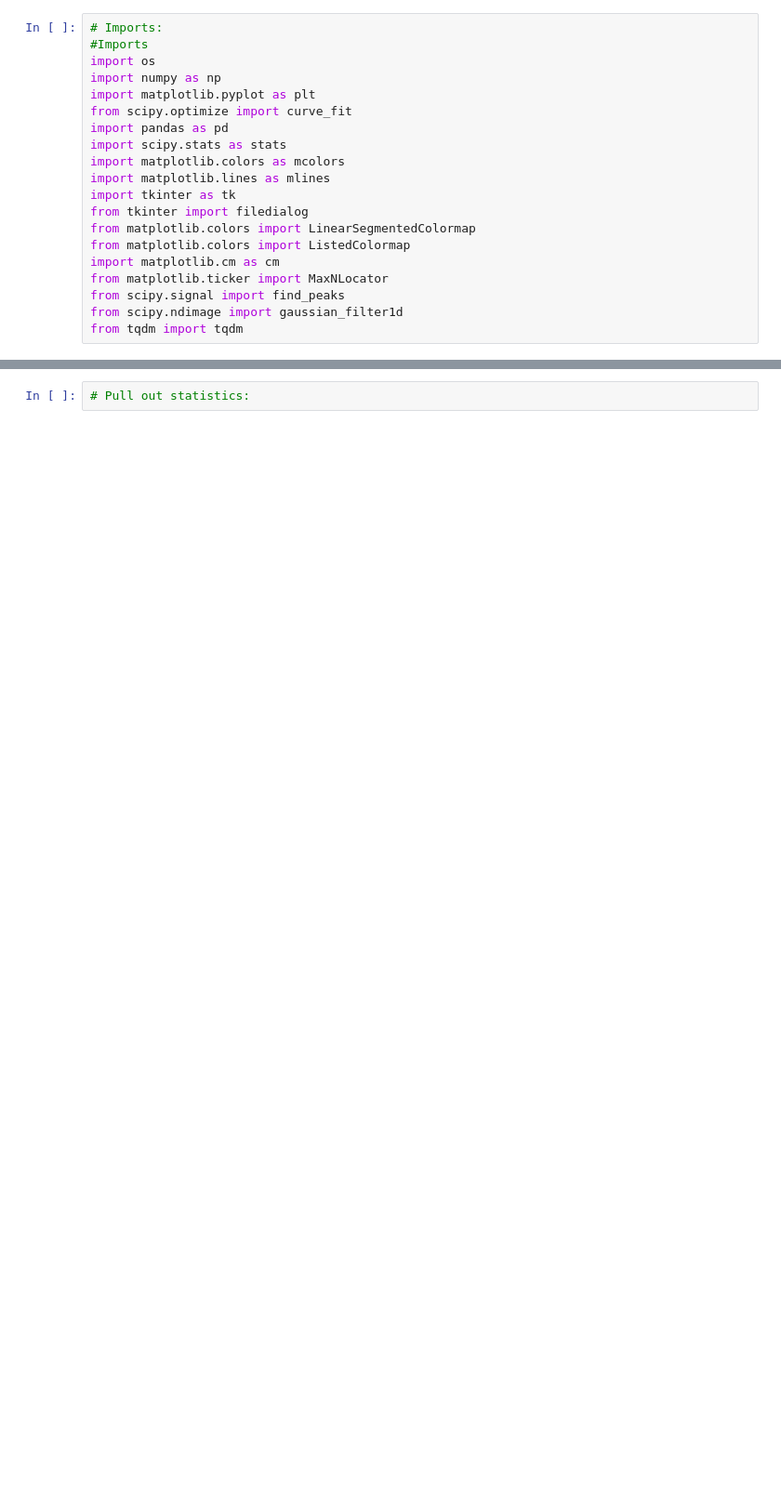
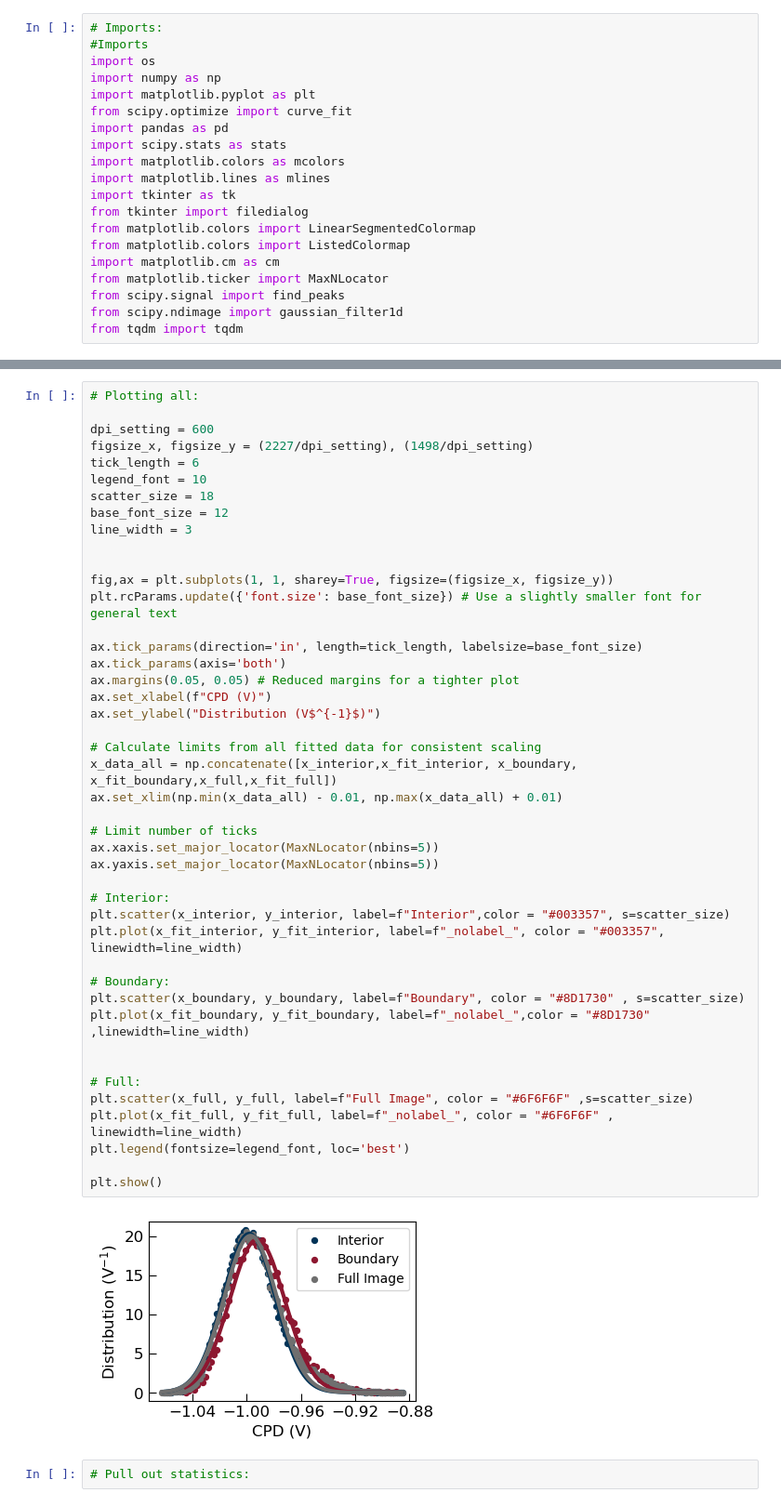
Before and after one commit to RamadanLab/KPFM_processing, a Jupyter notebook: ComparingGBGItoFullImage/Comparison overlap.ipynb, the cells around one changed output, grey strips where cells are left out. Shown at 93% size. Drawn from its saved outputs; the diff is of its cells as text; blank space fills up the shorter version.

```diff
--- a/ComparingGBGItoFullImage/Comparison overlap.ipynb
+++ b/ComparingGBGItoFullImage/Comparison overlap.ipynb
@@ -243,2 +204,48 @@ def multi_gaussian_folder(file_path, rows, linecolour, name):
+# %%
+# Plotting all:
+
+dpi_setting = 600
+figsize_x, figsize_y = (2227/dpi_setting), (1498/dpi_setting)
+tick_length = 6
+legend_font = 10
+scatter_size = 18
+base_font_size = 12
+line_width = 3
+
+
+fig,ax = plt.subplots(1, 1, sharey=True, figsize=(figsize_x, figsize_y))
+plt.rcParams.update({'font.size': base_font_size}) # Use a slightly smaller font for general text
+
+ax.tick_params(direction='in', length=tick_length, labelsize=base_font_size)
+ax.tick_params(axis='both')
+ax.margins(0.05, 0.05) # Reduced margins for a tighter plot
+ax.set_xlabel(f"CPD (V)")
+ax.set_ylabel("Distribution (V$^{-1}$)")
+
+# Calculate limits from all fitted data for consistent scaling
+x_data_all = np.concatenate([x_interior,x_fit_interior, x_boundary, x_fit_boundary,x_full,x_fit_full])
+ax.set_xlim(np.min(x_data_all) - 0.01, np.max(x_data_all) + 0.01)
+
+# Limit number of ticks
+ax.xaxis.set_major_locator(MaxNLocator(nbins=5))
+ax.yaxis.set_major_locator(MaxNLocator(nbins=5))
+
+# Interior:
+plt.scatter(x_interior, y_interior, label=f"Interior",color = "#003357", s=scatter_size)
+plt.plot(x_fit_interior, y_fit_interior, label=f"_nolabel_", color = "#003357", linewidth=line_width)
+
+# Boundary:
+plt.scatter(x_boundary, y_boundary, label=f"Boundary", color = "#8D1730" , s=scatter_size)
+plt.plot(x_fit_boundary, y_fit_boundary, label=f"_nolabel_",color = "#8D1730" ,linewidth=line_width)
+
+
+# Full:
+plt.scatter(x_full, y_full, label=f"Full Image", color = "#6F6F6F" ,s=scatter_size)
+plt.plot(x_fit_full, y_fit_full, label=f"_nolabel_", color = "#6F6F6F" , linewidth=line_width)
+plt.legend(fontsize=legend_font, loc='best')
+
+plt.show()
+# %% [output]
+[figure, added]
 # %%
 # Pull out statistics:
```
Also changed, not shown: parts of 10 cells of this notebook.
